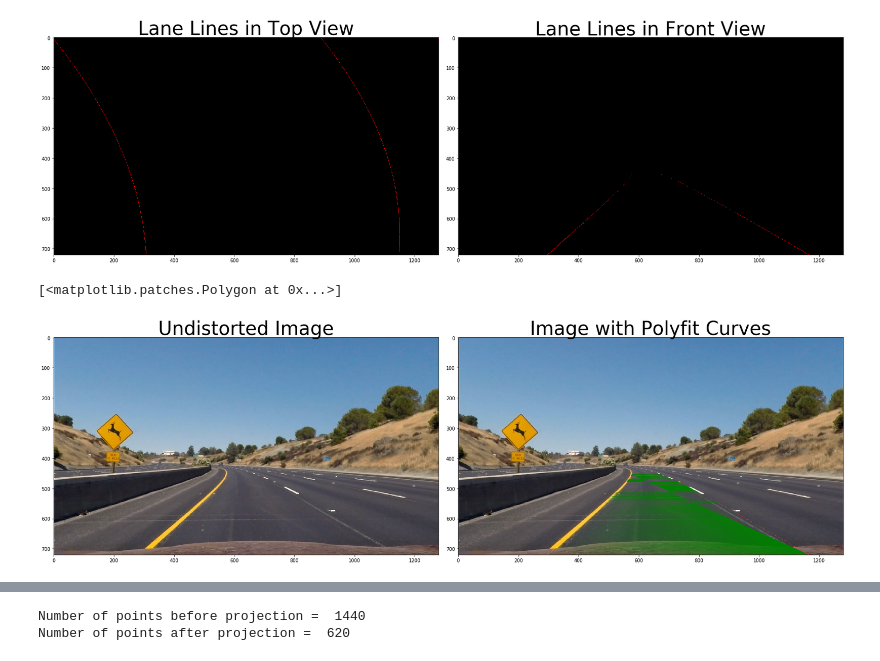
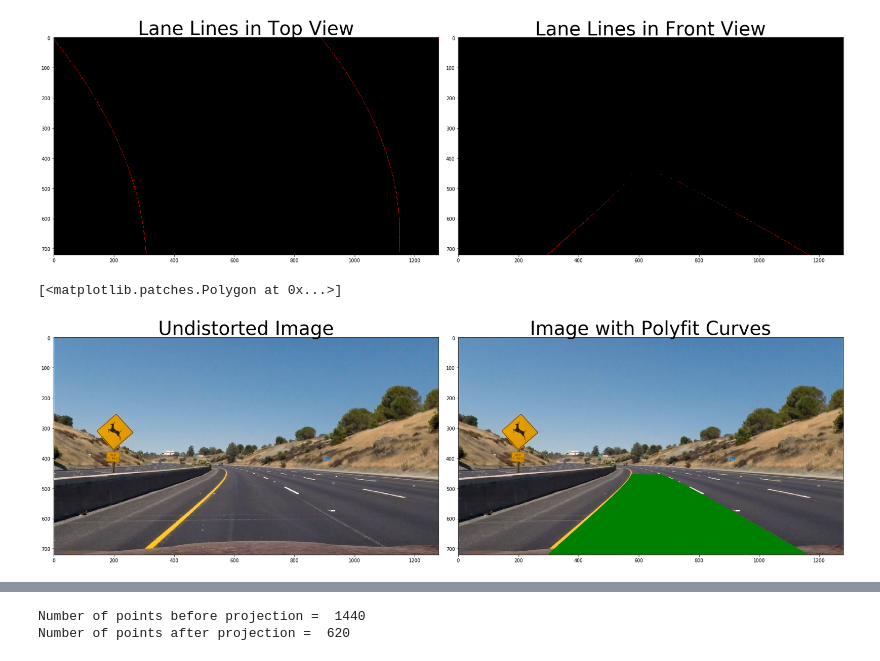
Before and after one commit to suvoganguli/SDCND-Projects, a Jupyter notebook: CarND-Advanced-Lane-Lines-P2/debug2.ipynb, the cells around one changed output, grey strips where cells are left out. Saved outputs shown, nothing was run; the diff lists cells and outputs as text; code cells hidden in the pictures.

```diff
--- a/CarND-Advanced-Lane-Lines-P2/debug2.ipynb
+++ b/CarND-Advanced-Lane-Lines-P2/debug2.ipynb
@@ -57,47 +57,66 @@ Text(0.5,1,'Lane Lines in Front View')
 # original image, front view (before lane detection)
 image1 = np.copy(np.array(image_unwarped_color, dtype=np.uint8))
 
+image_warp_L = np.zeros([720,1280,3])
+image_warp_R = np.zeros([720,1280,3])
+
+
+for k in range(len(ploty)-1):
+    y  = np.min( [ 719, np.int(ploty[k]) ] )
+    xL = np.min( [ 1279, np.int(left_fitx[k]) ] )
+    xR = np.min( [ 1279, np.int(right_fitx[k]) ] )
+    image_warp_L[y,xL,0] = 255
+    image_warp_R[y,xR,0] = 255
+
+# unwarp image
+image_unwarp_back_L = cv2.warpPerspective(image_warp_L, Minv, (1280,720))
+image_unwarp_back_R = cv2.warpPerspective(image_warp_R, Minv, (1280,720))
+
+
 # blank image with lane markings
 image2 = np.copy(np.array(image_unwarp_back, dtype=np.uint8))
 
-dx = 10 # left and right width around lane line
-rcd = image2.shape # roq, col, depth
-dx_max = rcd[1]
+#dx = 10 # left and right width around lane line
+#rcd = image2.shape # roq, col, depth
+#dx_max = rcd[1]
 
 
 # find all red points projected back to original image
 min_red = 0
-ind = np.where(image2[:,:,0] > min_red)
-indx_poly = ind[1]
-indy_poly = ind[0]
+ind_L = np.where(image_unwarp_back_L[:,:,0] > min_red)
+ind_R = np.where(image_unwarp_back_R[:,:,0] > min_red)
+ind_R = np.fliplr(ind_R)
+
+indx_poly = np.hstack((ind_L[1], ind_R[1]))
+indy_poly = np.hstack((ind_L[0], ind_R[0]))
 
 # find indices for green patch to be painted
 '''
 indx_poly = []
 indy_poly = []
 for k in range(len(ind[0])):
     indy = ind[0][k]
     indx = ind[1][k]
     indL = np.max([0,indx-dx])
     indR = np.min([indx+dx, dx_max-1])
     #image2[indy,indL:indR,0] = 255
 
     indy_poly = np.append(indy_poly, indy)
     indx_poly = np.append(indx_poly, indx)
 '''
 
 # Draw images
 
 image_unwarped_back_with_laneline = \
-cv2.addWeighted(image1, 1.0, image2, 1.0, 0)
+cv2.addWeighted(image1, 1.0, image2, 0.7, 0)
 
 f, (ax1, ax2) = plt.subplots(1, 2, figsize=(24, 9))
 f.tight_layout()
 ax1.imshow(image_unwarped_color)
 ax1.set_title('Undistorted Image', fontsize=40)
 ax2.imshow(image_unwarped_back_with_laneline)
 ax2.set_title('Image with Polyfit Curves', fontsize=40)
 plt.fill(indx_poly, indy_poly, 'g')
 # %% [output]
 [<matplotlib.patches.Polygon at 0x...>]
-[figure, old version]
+[figure, new version]
```
Also changed, not shown: parts of 1 cell of this notebook, 1 other file.
